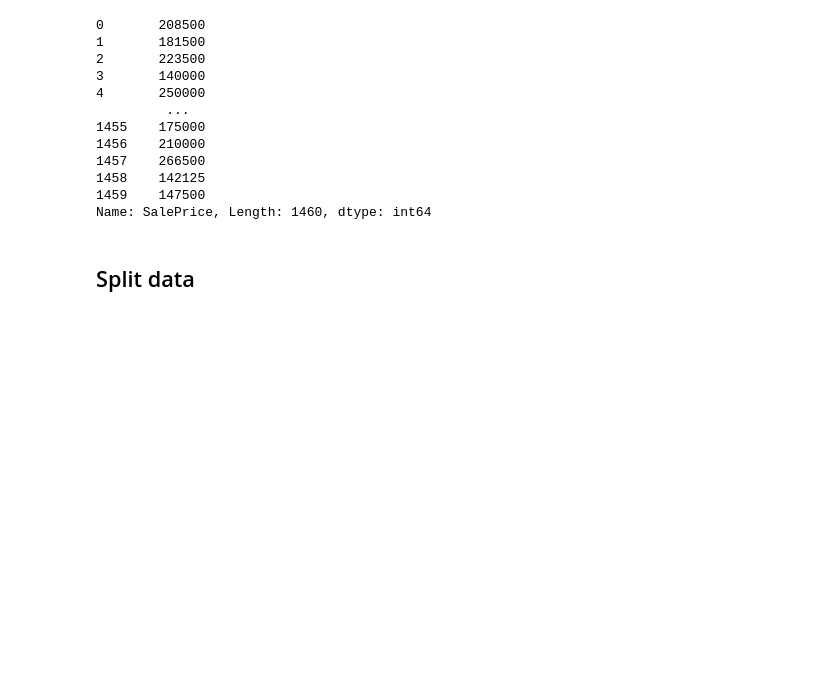
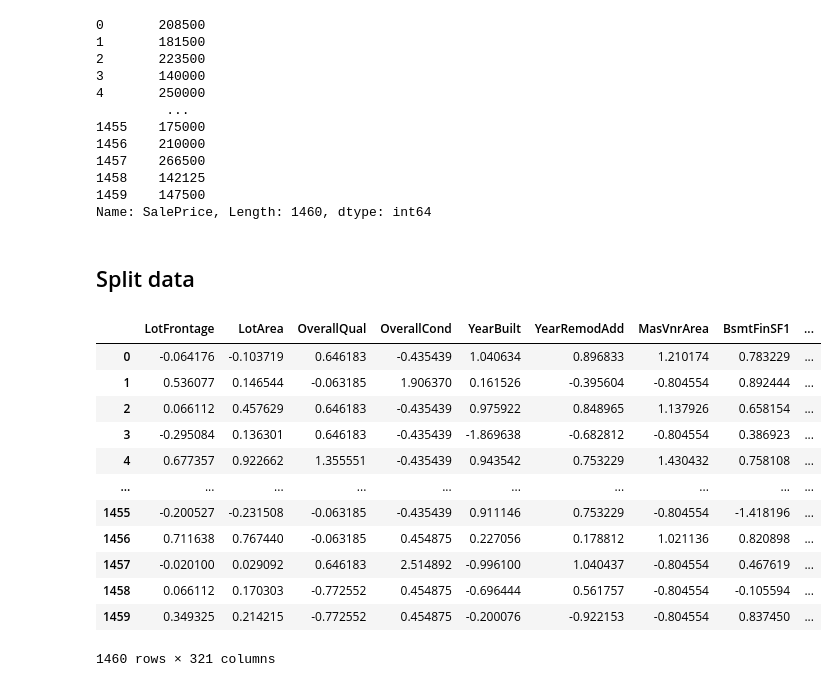
Before and after one commit to LinyiGuo96/Boston_House_Prices, a Jupyter notebook: Repeat_top_10.ipynb, the cells around one changed output. Drawn from its saved outputs; the diff is of its cells as text; code cells hidden in the pictures; blank space fills up the shorter version.

```diff
--- a/Repeat_top_10.ipynb
+++ b/Repeat_top_10.ipynb
@@ -353,0 +352,19 @@ train_final = data8.loc[:train0]
+# %%
+train_final = data8.loc[:train0.index.max(), :].copy()
+test_final = data8.loc[train0.index.max() + 1 :, :].copy()
+# %%
+train_final
+# %% [output]
+|  | LotFrontage | LotArea | OverallQual | OverallCond | YearBuilt | YearRemodAdd | MasVnrArea | BsmtFinSF1 | ... |
+| 0 | -0.064176 | -0.103719 | 0.646183 | -0.435439 | 1.040634 | 0.896833 | 1.210174 | 0.783229 | ... |
+| 1 | 0.536077 | 0.146544 | -0.063185 | 1.906370 | 0.161526 | -0.395604 | -0.804554 | 0.892444 | ... |
+| 2 | 0.066112 | 0.457629 | 0.646183 | -0.435439 | 0.975922 | 0.848965 | 1.137926 | 0.658154 | ... |
+| 3 | -0.295084 | 0.136301 | 0.646183 | -0.435439 | -1.869638 | -0.682812 | -0.804554 | 0.386923 | ... |
+| 4 | 0.677357 | 0.922662 | 1.355551 | -0.435439 | 0.943542 | 0.753229 | 1.430432 | 0.758108 | ... |
+| ... | ... | ... | ... | ... | ... | ... | ... | ... | ... |
+| 1455 | -0.200527 | -0.231508 | -0.063185 | -0.435439 | 0.911146 | 0.753229 | -0.804554 | -1.418196 | ... |
+| 1456 | 0.711638 | 0.767440 | -0.063185 | 0.454875 | 0.227056 | 0.178812 | 1.021136 | 0.820898 | ... |
+| 1457 | -0.020100 | 0.029092 | 0.646183 | 2.514892 | -0.996100 | 1.040437 | -0.804554 | 0.467619 | ... |
+| 1458 | 0.066112 | 0.170303 | -0.772552 | 0.454875 | -0.696444 | 0.561757 | -0.804554 | -0.105594 | ... |
+| 1459 | 0.349325 | 0.214215 | -0.772552 | 0.454875 | -0.200076 | -0.922153 | -0.804554 | 0.837450 | ... |
+1460 rows × 321 columns
```
Also changed, not shown: parts of 19 cells of this notebook, 5 other files.
